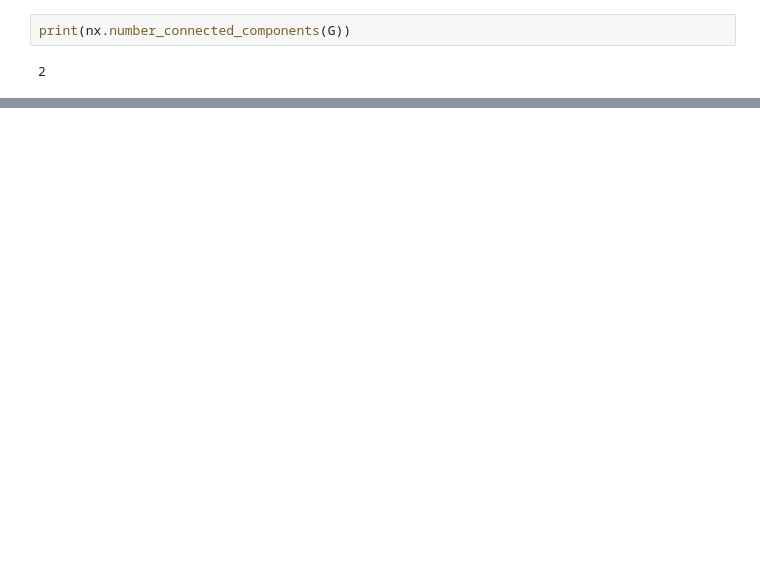
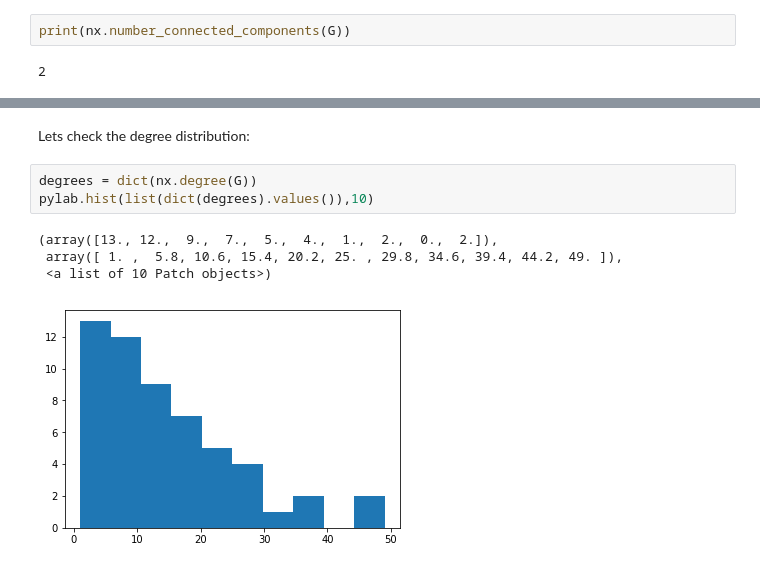
Before and after one commit to ffg-kom/mapping_evolution, a Jupyter notebook: getting_data_ready.ipynb, the cells around one changed output, grey strips where cells are left out. Cells and saved outputs as stored; diff of their text form; blank space fills up the shorter version.

```diff
--- a/getting_data_ready.ipynb
+++ b/getting_data_ready.ipynb
@@ -607,0 +629,10 @@ print(nx.number_connected_components(G))
+# %% [markdown]
+Lets check the degree distribution:
+# %%
+degrees = dict(nx.degree(G))
+pylab.hist(list(dict(degrees).values()),10)
+# %% [output]
+(array([13., 12.,  9.,  7.,  5.,  4.,  1.,  2.,  0.,  2.]),
+ array([ 1. ,  5.8, 10.6, 15.4, 20.2, 25. , 29.8, 34.6, 39.4, 44.2, 49. ]),
+ <a list of 10 Patch objects>)
+[figure, added]
```
Also changed, not shown: parts of 15 cells of this notebook.
